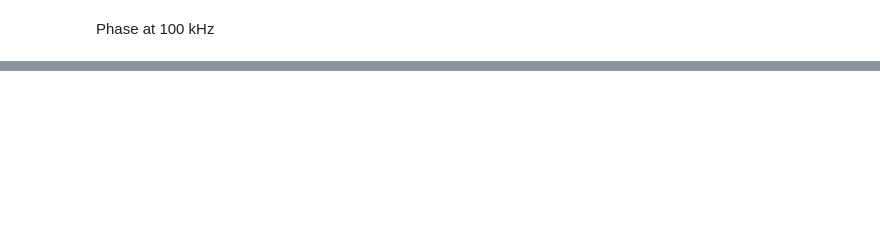
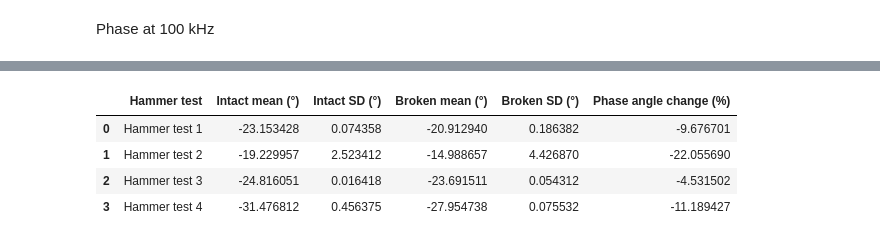
Before and after one commit to Kerbusch/bone-impedance-research, a Jupyter notebook: not_used_anymore/phase angle.ipynb, the cells around one changed output, grey strips where cells are left out. Saved outputs shown, nothing was run; the diff lists cells and outputs as text; code cells hidden in the pictures; blank space fills up the shorter version.

```diff
--- a/not_used_anymore/phase angle.ipynb
+++ b/not_used_anymore/phase angle.ipynb
@@ -18,14 +18,14 @@ from sklearn.preprocessing import StandardScaler
 from sklearn.linear_model import LogisticRegression
 # %%
 FOLDERS = {
-    "data/full-drumstick/test2-0": "No fracture hammer 1",
-    "data/full-drumstick/test2-100": "100% Fracture hammer 1",
-    "data/full-drumstick/test3-0": "No fracture hammer 2",
-    "data/full-drumstick/test3-100": "100% Fracture hammer 2",
-    "data/full-drumstick/test4-0": "No fracture hammer 3",
-    "data/full-drumstick/test4-100": "100% Fracture hammer 3",
-    "data/full-drumstick/test5-0": "No fracture hammer 4",
-    "data/full-drumstick/test5-100": "100% Fracture hammer 4"
+    "../research/data/03_hammer_tests/test_01/00_intact": "No fracture hammer 1",
+    "../research/data/03_hammer_tests/test_01/100_fractured": "100% Fracture hammer 1",
+    "../research/data/03_hammer_tests/test_02/00_intact": "No fracture hammer 2",
+    "../research/data/03_hammer_tests/test_02/100_fractured": "100% Fracture hammer 2",
+    "../research/data/03_hammer_tests/test_03/00_intact": "No fracture hammer 3",
+    "../research/data/03_hammer_tests/test_03/100_fractured": "100% Fracture hammer 3",
+    "../research/data/03_hammer_tests/test_04/00_intact": "No fracture hammer 4",
+    "../research/data/03_hammer_tests/test_04/100_fractured": "100% Fracture hammer 4"
 }
 
 phase_data = {}
@@ -172,0 +179,40 @@ plt.show()
+# %%
+# Create table for phase angle before and after hammer fracture at 100 kHz
+
+table_data = []
+
+for i in range(1, 5):
+
+    intact = phase_data[f"No fracture hammer {i}"]
+    fractured = phase_data[f"100% Fracture hammer {i}"]
+
+    # Find the frequency point closest to 100 kHz
+    intact_idx = np.argmin(np.abs(intact["frequency"] - 100000))
+    fractured_idx = np.argmin(np.abs(fractured["frequency"] - 100000))
+
+    intact_mean = intact["mean"][intact_idx]
+    intact_std = intact["std"][intact_idx]
+
+    fractured_mean = fractured["mean"][fractured_idx]
+    fractured_std = fractured["std"][fractured_idx]
+
+    percentage_change = ((fractured_mean - intact_mean) / intact_mean) * 100
+
+    table_data.append({
+        "Hammer test": f"Hammer test {i}",
+        "Intact mean (°)": intact_mean,
+        "Intact SD (°)": intact_std,
+        "Broken mean (°)": fractured_mean,
+        "Broken SD (°)": fractured_std,
+        "Phase angle change (%)": percentage_change
+    })
+
+phase_table = pd.DataFrame(table_data)
+
+phase_table
+# %% [output]
+|  | Hammer test | Intact mean (°) | Intact SD (°) | Broken mean (°) | Broken SD (°) | Phase angle change (%) |
+| 0 | Hammer test 1 | -23.153428 | 0.074358 | -20.912940 | 0.186382 | -9.676701 |
+| 1 | Hammer test 2 | -19.229957 | 2.523412 | -14.988657 | 4.426870 | -22.055690 |
+| 2 | Hammer test 3 | -24.816051 | 0.016418 | -23.691511 | 0.054312 | -4.531502 |
+| 3 | Hammer test 4 | -31.476812 | 0.456375 | -27.954738 | 0.075532 | -11.189427 |
```
Also changed, not shown: parts of 3 cells of this notebook, 8 other files.
